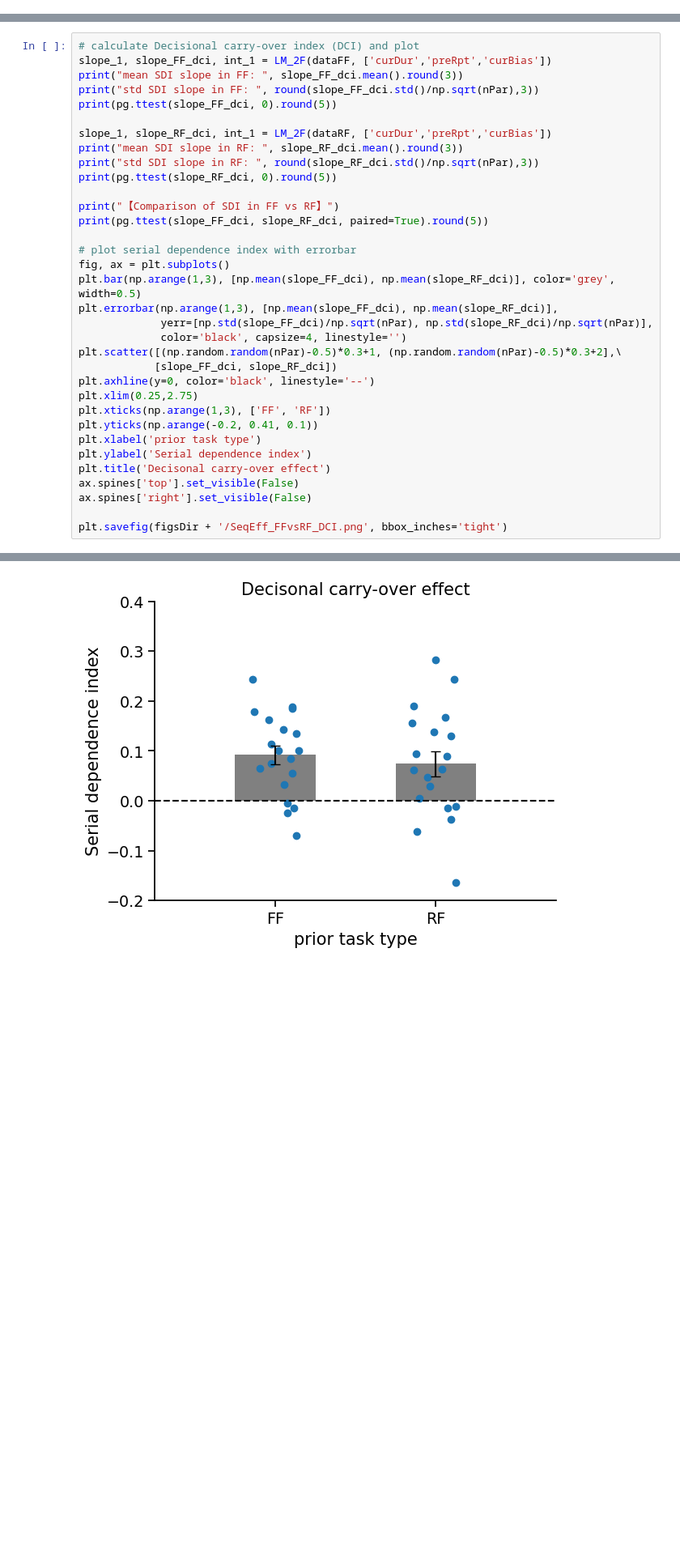
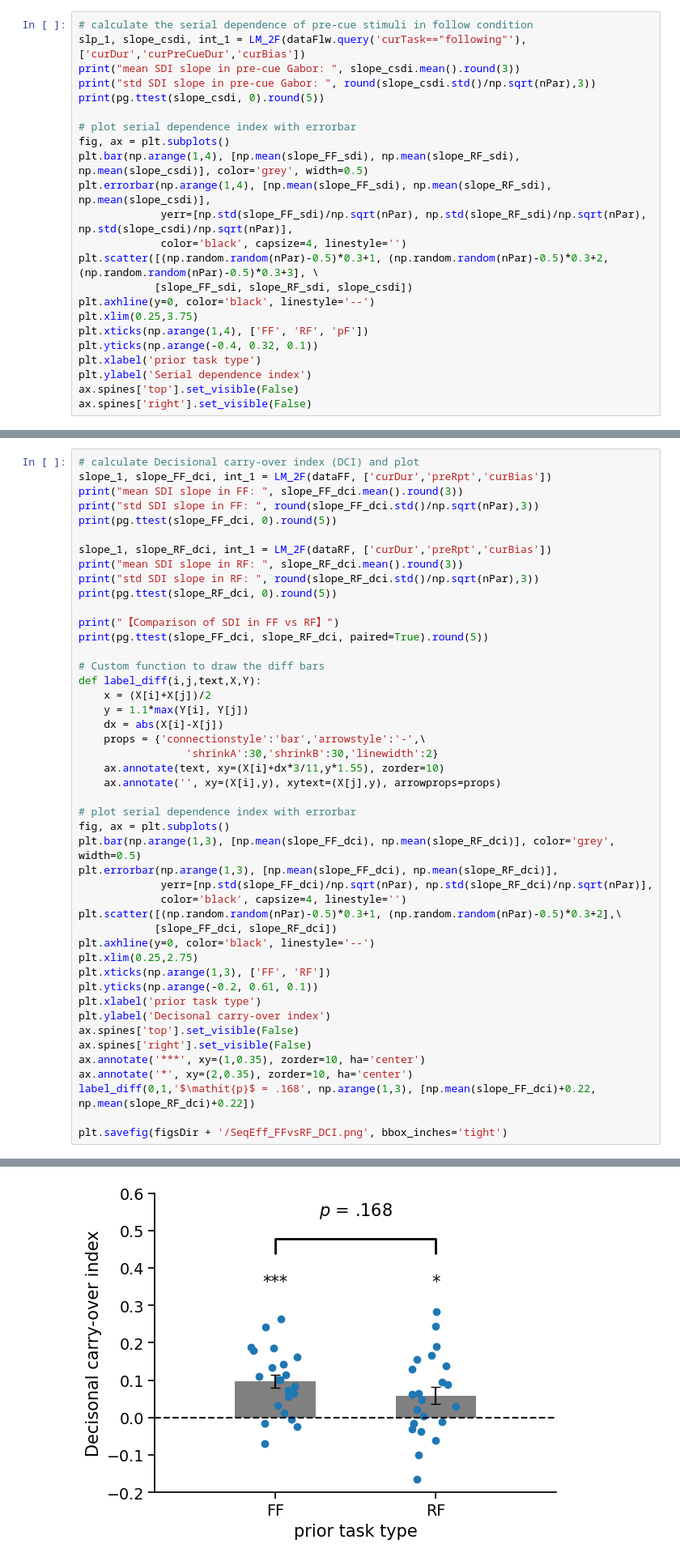
Before and after one commit to msenselab/seq_reproduction, a Jupyter notebook: data_analysis/code/dataAna.ipynb, the cells around one changed output, grey strips where cells are left out. Shown at 81% size. Drawn from its saved outputs; the diff is of its cells as text; blank space fills up the shorter version.

Commit message:
update data and analysis code

```diff
--- a/data_analysis/code/dataAna.ipynb
+++ b/data_analysis/code/dataAna.ipynb
@@ -925,0 +1158,23 @@ T-test    1.0
+# %%
+# calculate the serial dependence of pre-cue stimuli in follow condition
+slp_1, slope_csdi, int_1 = LM_2F(dataFlw.query('curTask=="following"'), ['curDur','curPreCueDur','curBias'])
+print("mean SDI slope in pre-cue Gabor: ", slope_csdi.mean().round(3))
+print("std SDI slope in pre-cue Gabor: ", round(slope_csdi.std()/np.sqrt(nPar),3))
+print(pg.ttest(slope_csdi, 0).round(5))
+
+# plot serial dependence index with errorbar
+fig, ax = plt.subplots()
+plt.bar(np.arange(1,4), [np.mean(slope_FF_sdi), np.mean(slope_RF_sdi), np.mean(slope_csdi)], color='grey', width=0.5)
+plt.errorbar(np.arange(1,4), [np.mean(slope_FF_sdi), np.mean(slope_RF_sdi), np.mean(slope_csdi)],
+             yerr=[np.std(slope_FF_sdi)/np.sqrt(nPar), np.std(slope_RF_sdi)/np.sqrt(nPar), np.std(slope_csdi)/np.sqrt(nPar)],
+             color='black', capsize=4, linestyle='')
+plt.scatter([(np.random.random(nPar)-0.5)*0.3+1, (np.random.random(nPar)-0.5)*0.3+2, (np.random.random(nPar)-0.5)*0.3+3], \
+            [slope_FF_sdi, slope_RF_sdi, slope_csdi])
+plt.axhline(y=0, color='black', linestyle='--')
+plt.xlim(0.25,3.75)
+plt.xticks(np.arange(1,4), ['FF', 'RF', 'pF'])
+plt.yticks(np.arange(-0.4, 0.32, 0.1))
+plt.xlabel('prior task type')
+plt.ylabel('Serial dependence index')
+ax.spines['top'].set_visible(False)
+ax.spines['right'].set_visible(False)
@@ -945,6 +1209,16 @@ print(pg.ttest(slope_RF_dci, 0).round(5))
 print("【Comparison of SDI in FF vs RF】")
 print(pg.ttest(slope_FF_dci, slope_RF_dci, paired=True).round(5))
 
+# Custom function to draw the diff bars
+def label_diff(i,j,text,X,Y):
+    x = (X[i]+X[j])/2
+    y = 1.1*max(Y[i], Y[j])
+    dx = abs(X[i]-X[j])
+    props = {'connectionstyle':'bar','arrowstyle':'-',\
+                 'shrinkA':30,'shrinkB':30,'linewidth':2}
+    ax.annotate(text, xy=(X[i]+dx*3/11,y*1.55), zorder=10)
+    ax.annotate('', xy=(X[i],y), xytext=(X[j],y), arrowprops=props)
+
 # plot serial dependence index with errorbar
 fig, ax = plt.subplots()
 plt.bar(np.arange(1,3), [np.mean(slope_FF_dci), np.mean(slope_RF_dci)], color='grey', width=0.5)
@@ -956,12 +1230,14 @@ plt.scatter([(np.random.random(nPar)-0.5)*0.3+1, (np.random.random(nPar)-0.5)*0.
 plt.axhline(y=0, color='black', linestyle='--')
 plt.xlim(0.25,2.75)
 plt.xticks(np.arange(1,3), ['FF', 'RF'])
-plt.yticks(np.arange(-0.2, 0.41, 0.1))
+plt.yticks(np.arange(-0.2, 0.61, 0.1))
 plt.xlabel('prior task type')
-plt.ylabel('Serial dependence index')
-plt.title('Decisonal carry-over effect')
+plt.ylabel('Decisonal carry-over index')
 ax.spines['top'].set_visible(False)
 ax.spines['right'].set_visible(False)
+ax.annotate('***', xy=(1,0.35), zorder=10, ha='center')
+ax.annotate('*', xy=(2,0.35), zorder=10, ha='center')
+label_diff(0,1,'$\mathit{p}$ = .168', np.arange(1,3), [np.mean(slope_FF_dci)+0.22, np.mean(slope_RF_dci)+0.22])
 
 plt.savefig(figsDir + '/SeqEff_FFvsRF_DCI.png', bbox_inches='tight')
 # %% [output]
@@ -988 +1264 @@ T-test  0.11823
-[figure, old version]
+[figure, new version]
```
Also changed, not shown: parts of 32 cells of this notebook, 19 other files.
